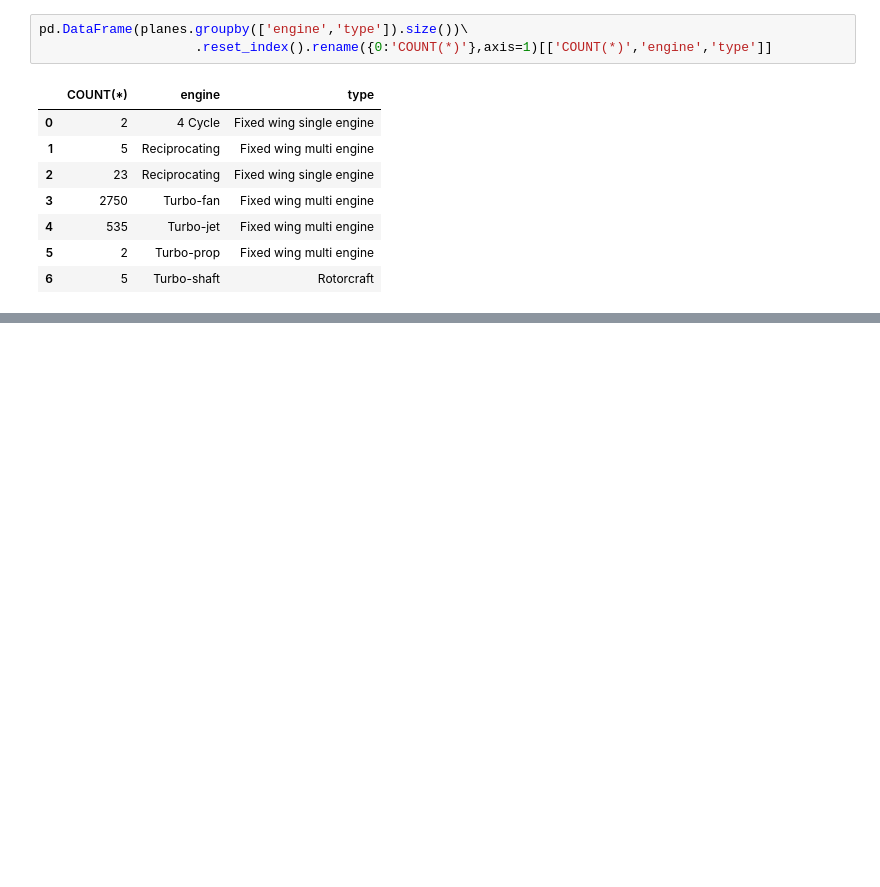
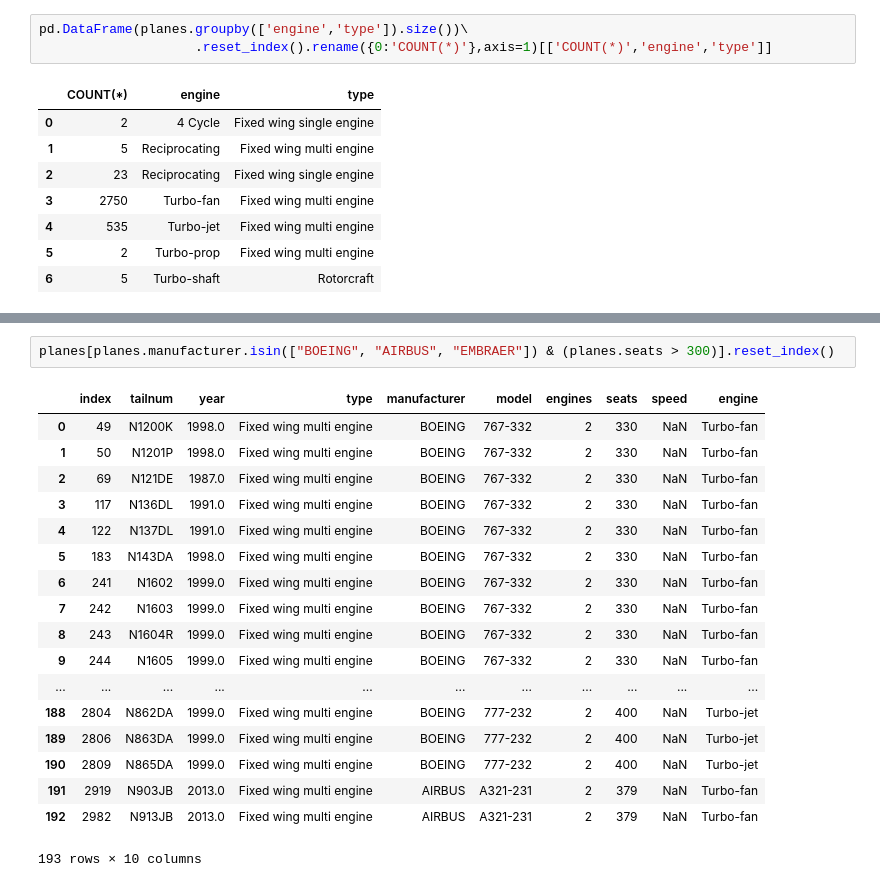
Before and after one commit to SebastianKikas/Bootcamp, a Jupyter notebook: Pandas - examples.ipynb, the cells around one changed output, grey strips where cells are left out. Drawn from its saved outputs; the diff is of its cells as text; blank space fills up the shorter version.

```diff
--- a/Pandas - examples.ipynb
+++ b/Pandas - examples.ipynb
@@ -159,0 +365,21 @@ pd.DataFrame(planes.groupby(['engine','type']).size())\
+# %%
+planes[planes.manufacturer.isin(["BOEING", "AIRBUS", "EMBRAER"]) & (planes.seats > 300)].reset_index()
+# %% [output]
+|  | index | tailnum | year | type | manufacturer | model | engines | seats | speed | engine |
+| 0 | 49 | N1200K | 1998.0 | Fixed wing multi engine | BOEING | 767-332 | 2 | 330 | NaN | Turbo-fan |
+| 1 | 50 | N1201P | 1998.0 | Fixed wing multi engine | BOEING | 767-332 | 2 | 330 | NaN | Turbo-fan |
+| 2 | 69 | N121DE | 1987.0 | Fixed wing multi engine | BOEING | 767-332 | 2 | 330 | NaN | Turbo-fan |
+| 3 | 117 | N136DL | 1991.0 | Fixed wing multi engine | BOEING | 767-332 | 2 | 330 | NaN | Turbo-fan |
+| 4 | 122 | N137DL | 1991.0 | Fixed wing multi engine | BOEING | 767-332 | 2 | 330 | NaN | Turbo-fan |
+| 5 | 183 | N143DA | 1998.0 | Fixed wing multi engine | BOEING | 767-332 | 2 | 330 | NaN | Turbo-fan |
+| 6 | 241 | N1602 | 1999.0 | Fixed wing multi engine | BOEING | 767-332 | 2 | 330 | NaN | Turbo-fan |
+| 7 | 242 | N1603 | 1999.0 | Fixed wing multi engine | BOEING | 767-332 | 2 | 330 | NaN | Turbo-fan |
+| 8 | 243 | N1604R | 1999.0 | Fixed wing multi engine | BOEING | 767-332 | 2 | 330 | NaN | Turbo-fan |
+| 9 | 244 | N1605 | 1999.0 | Fixed wing multi engine | BOEING | 767-332 | 2 | 330 | NaN | Turbo-fan |
+| ... | ... | ... | ... | ... | ... | ... | ... | ... | ... | ... |
+| 188 | 2804 | N862DA | 1999.0 | Fixed wing multi engine | BOEING | 777-232 | 2 | 400 | NaN | Turbo-jet |
+| 189 | 2806 | N863DA | 1999.0 | Fixed wing multi engine | BOEING | 777-232 | 2 | 400 | NaN | Turbo-jet |
+| 190 | 2809 | N865DA | 1999.0 | Fixed wing multi engine | BOEING | 777-232 | 2 | 400 | NaN | Turbo-jet |
+| 191 | 2919 | N903JB | 2013.0 | Fixed wing multi engine | AIRBUS | A321-231 | 2 | 379 | NaN | Turbo-fan |
+| 192 | 2982 | N913JB | 2013.0 | Fixed wing multi engine | AIRBUS | A321-231 | 2 | 379 | NaN | Turbo-fan |
+193 rows × 10 columns
```
Also changed, not shown: parts of 65 cells of this notebook, 6 other files.
